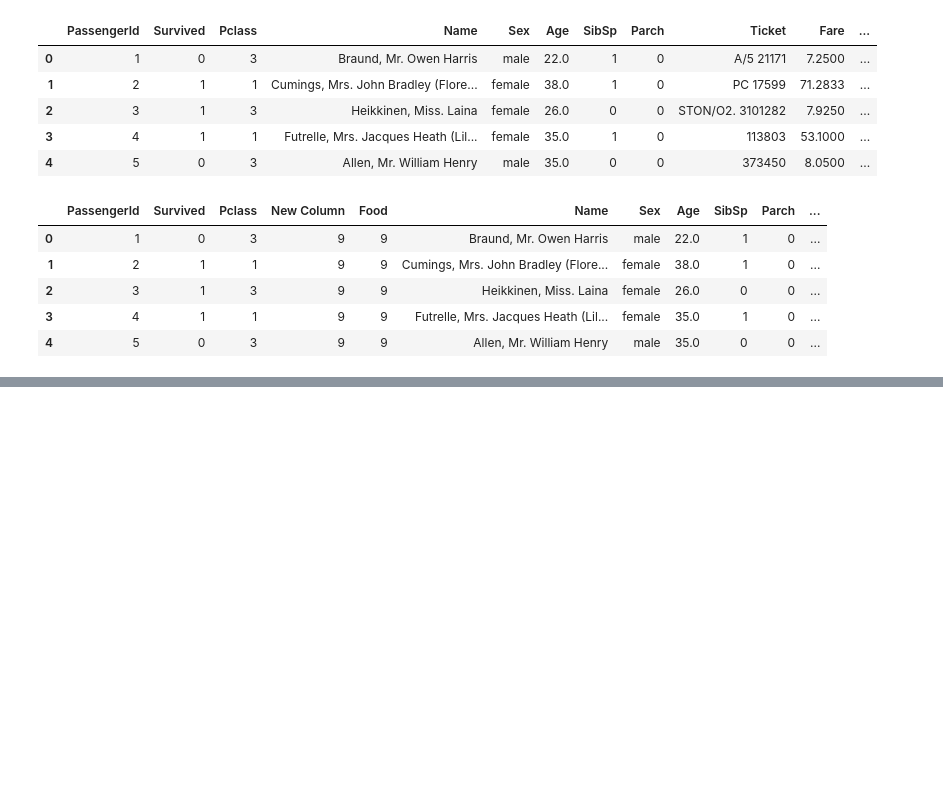
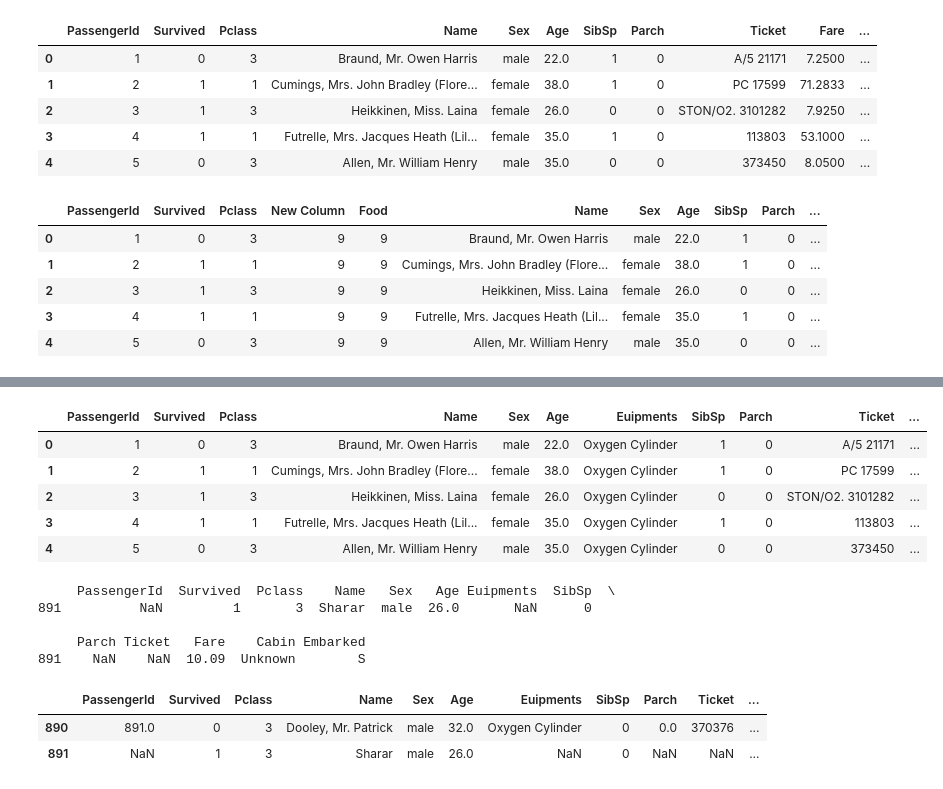
Before and after one commit to ays19/AI-with-Python, a Jupyter notebook: Pandas.ipynb, the cells around one changed output, grey strips where cells are left out. Cells and saved outputs as stored; diff of their text form; code cells hidden in the pictures; blank space fills up the shorter version.

Commit message:
Add examples of adding columns and appending rows using pd.concat in Pandas

```diff
--- a/Pandas.ipynb
+++ b/Pandas.ipynb
@@ -252,3 +252,5 @@ df.head()
 | 2 | 3 | 1 | 3 | 9 | 9 | Heikkinen, Miss. Laina | female | 26.0 | 0 | 0 | ... |
 | 3 | 4 | 1 | 1 | 9 | 9 | Futrelle, Mrs. Jacques Heath (Lil... | female | 35.0 | 1 | 0 | ... |
 | 4 | 5 | 0 | 3 | 9 | 9 | Allen, Mr. William Henry | male | 35.0 | 0 | 0 | ... |
+# %%
+df.drop('New Column', axis = 1, inplace = True)
@@ -254,0 +266,39 @@ df.head()
+# %%
+df.insert(loc = 6, column = 'Euipments', value = "Oxygen Cylinder")
+# %%
+df.head()
+# %% [output]
+|  | PassengerId | Survived | Pclass | Name | Sex | Age | Euipments | SibSp | Parch | Ticket | ... |
+| 0 | 1 | 0 | 3 | Braund, Mr. Owen Harris | male | 22.0 | Oxygen Cylinder | 1 | 0 | A/5 21171 | ... |
+| 1 | 2 | 1 | 1 | Cumings, Mrs. John Bradley (Flore... | female | 38.0 | Oxygen Cylinder | 1 | 0 | PC 17599 | ... |
+| 2 | 3 | 1 | 3 | Heikkinen, Miss. Laina | female | 26.0 | Oxygen Cylinder | 0 | 0 | STON/O2. 3101282 | ... |
+| 3 | 4 | 1 | 1 | Futrelle, Mrs. Jacques Heath (Lil... | female | 35.0 | Oxygen Cylinder | 1 | 0 | 113803 | ... |
+| 4 | 5 | 0 | 3 | Allen, Mr. William Henry | male | 35.0 | Oxygen Cylinder | 0 | 0 | 373450 | ... |
+# %%
+new_row = {
+    'Survived': 1,
+    'Pclass': 3,
+    'Name': 'Sharar',
+    'Sex':'male',
+    'Age': 26,
+    'SibSp': 0,
+    'Fare': 10.09,
+    'Embarked': 'S',
+    'Cabin': 'Unknown'
+}
+# Convert dictionary to dataframe tp concat the row
+df = pd.concat([df, pd.DataFrame([new_row])], ignore_index = True)
+
+print(df.tail(1))
+# %% [output]
+     PassengerId  Survived  Pclass    Name   Sex   Age Euipments  SibSp  \
+891          NaN         1       3  Sharar  male  26.0       NaN      0
+
+     Parch Ticket   Fare    Cabin Embarked
+891    NaN    NaN  10.09  Unknown        S
+# %%
+df.tail(2)
+# %% [output]
+|  | PassengerId | Survived | Pclass | Name | Sex | Age | Euipments | SibSp | Parch | Ticket | ... |
+| 890 | 891.0 | 0 | 3 | Dooley, Mr. Patrick | male | 32.0 | Oxygen Cylinder | 0 | 0.0 | 370376 | ... |
+| 891 | NaN | 1 | 3 | Sharar | male | 26.0 | NaN | 0 | NaN | NaN | ... |
```
Also changed, not shown: parts of 1 cell of this notebook.
